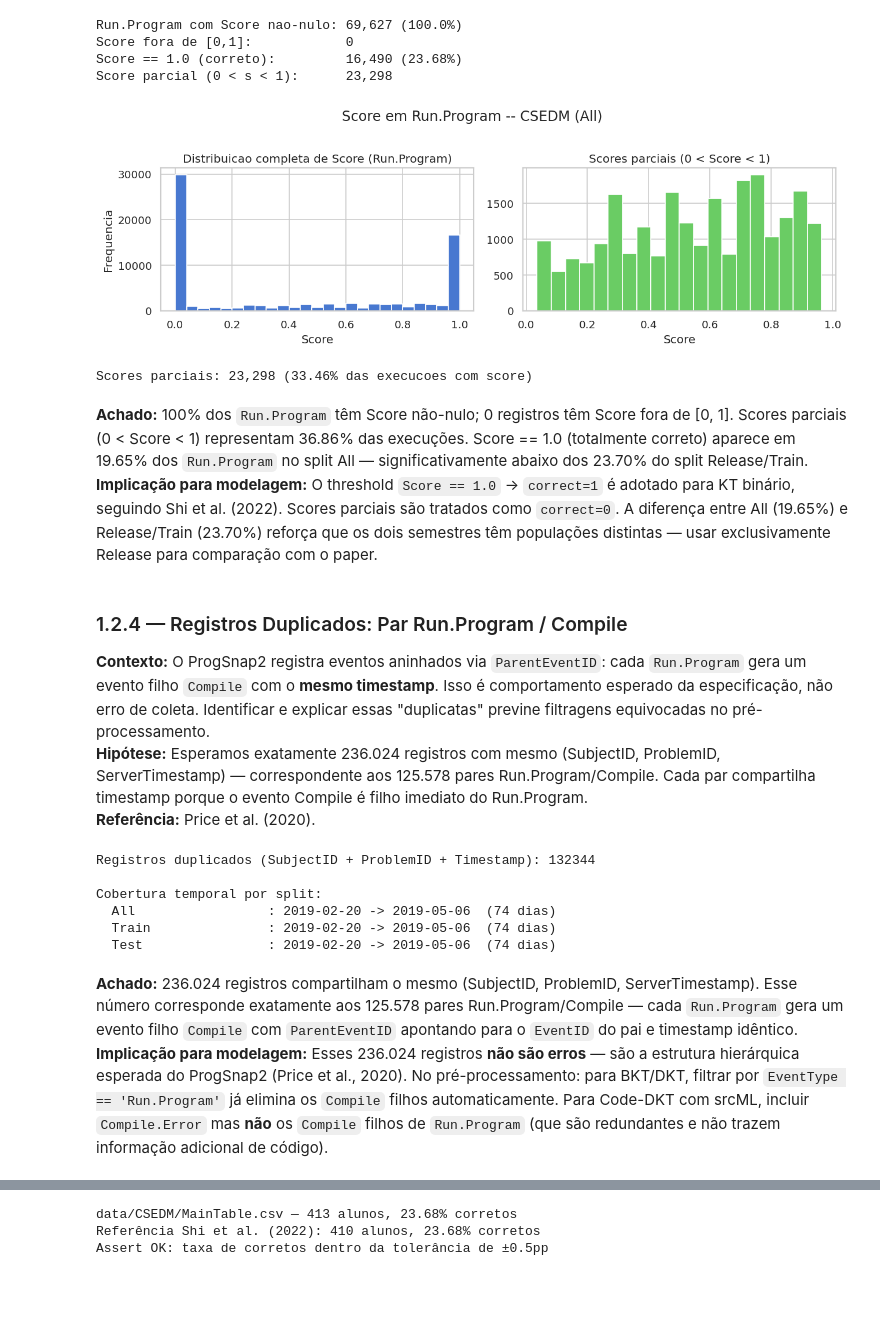
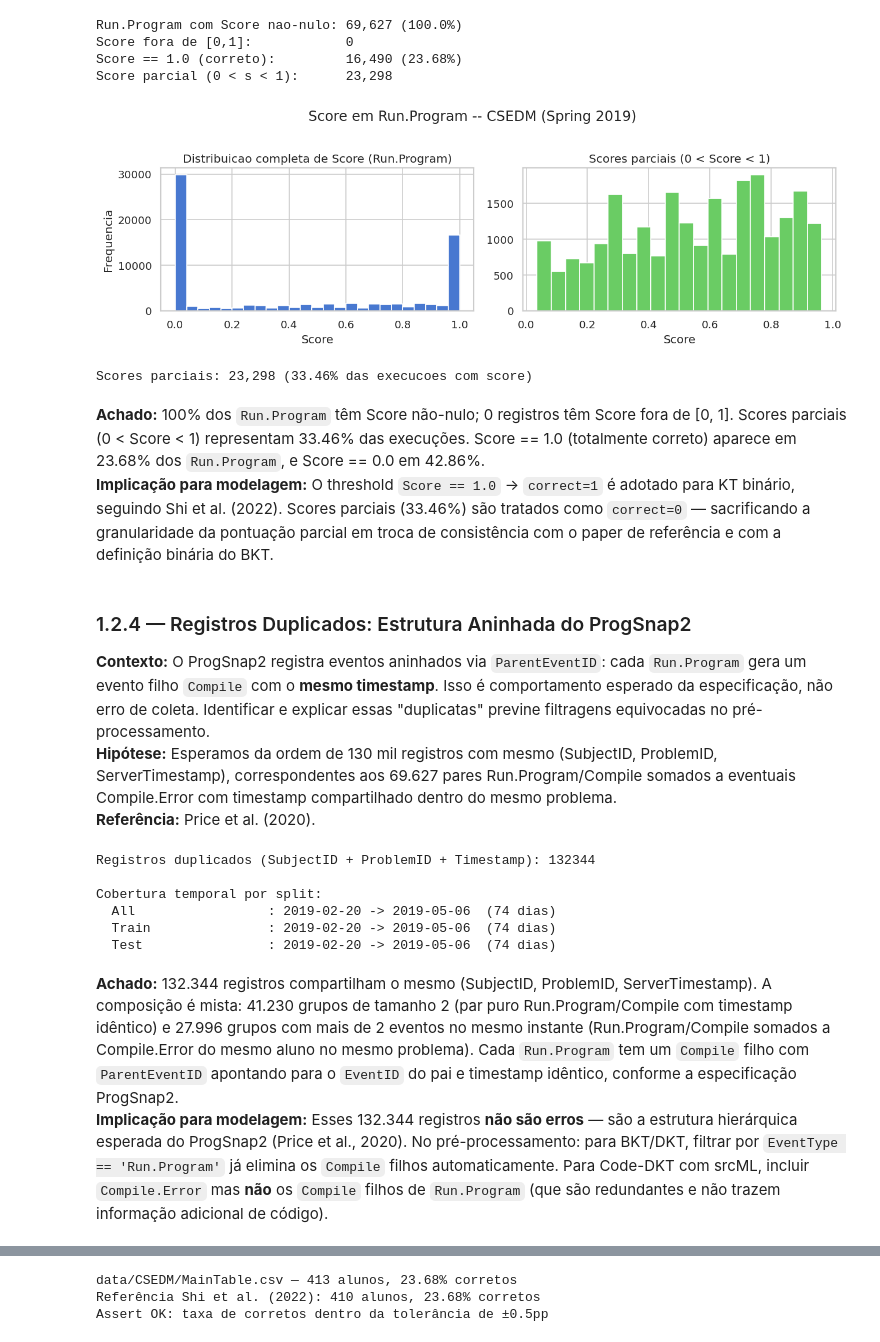
Before and after one commit to scuiki/tcc.edm.kt, a Jupyter notebook: notebooks/01_eda.ipynb, the cells around one changed output, grey strips where cells are left out. Saved outputs shown, nothing was run; the diff lists cells and outputs as text; code cells hidden in the pictures; blank space fills up the shorter version.

```diff
--- a/notebooks/01_eda.ipynb
+++ b/notebooks/01_eda.ipynb
@@ -315,34 +315,34 @@ Score parcial (0 < s < 1):      23,298
 # %%
 scores  = runs['Score'].dropna()
 partial = scores[(scores > 0) & (scores < 1)]
 
 fig, axes = plt.subplots(1, 2, figsize=(11, 3.5))
 
 axes[0].hist(scores, bins=25, color=sns.color_palette('muted')[0], edgecolor='white')
 axes[0].set_xlabel('Score')
 axes[0].set_ylabel('Frequencia')
 axes[0].set_title('Distribuicao completa de Score (Run.Program)')
 
 axes[1].hist(partial, bins=20, color=sns.color_palette('muted')[2], edgecolor='white')
 axes[1].set_xlabel('Score')
 axes[1].set_title('Scores parciais (0 < Score < 1)')
 
-plt.suptitle('Score em Run.Program -- CSEDM (All)', y=1.02)
+plt.suptitle('Score em Run.Program -- CSEDM (Spring 2019)', y=1.02)
 plt.tight_layout()
 plt.show()
 
 print(f'Scores parciais: {len(partial):,} ({len(partial)/len(scores)*100:.2f}% das execucoes com score)')
 # %% [output]
-[figure, old version]
+[figure, new version]
 Scores parciais: 23,298 (33.46% das execucoes com score)
 # %% [markdown]
-**Achado:** 100% dos `Run.Program` têm Score não-nulo; 0 registros têm Score fora de [0, 1]. Scores parciais (0 < Score < 1) representam 36.86% das execuções. Score == 1.0 (totalmente correto) aparece em 19.65% dos `Run.Program` no split All — significativamente abaixo dos 23.70% do split Release/Train.
-**Implicação para modelagem:** O threshold `Score == 1.0` → `correct=1` é adotado para KT binário, seguindo Shi et al. (2022). Scores parciais são tratados como `correct=0`. A diferença entre All (19.65%) e Release/Train (23.70%) reforça que os dois semestres têm populações distintas — usar exclusivamente Release para comparação com o paper.
+**Achado:** 100% dos `Run.Program` têm Score não-nulo; 0 registros têm Score fora de [0, 1]. Scores parciais (0 < Score < 1) representam 33.46% das execuções. Score == 1.0 (totalmente correto) aparece em 23.68% dos `Run.Program`, e Score == 0.0 em 42.86%.
+**Implicação para modelagem:** O threshold `Score == 1.0` → `correct=1` é adotado para KT binário, seguindo Shi et al. (2022). Scores parciais (33.46%) são tratados como `correct=0` — sacrificando a granularidade da pontuação parcial em troca de consistência com o paper de referência e com a definição binária do BKT.
 # %% [markdown]
-### 1.2.4 — Registros Duplicados: Par Run.Program / Compile
+### 1.2.4 — Registros Duplicados: Estrutura Aninhada do ProgSnap2
 
 **Contexto:** O ProgSnap2 registra eventos aninhados via `ParentEventID`: cada `Run.Program` gera um evento filho `Compile` com o **mesmo timestamp**. Isso é comportamento esperado da especificação, não erro de coleta. Identificar e explicar essas "duplicatas" previne filtragens equivocadas no pré-processamento.
-**Hipótese:** Esperamos exatamente 236.024 registros com mesmo (SubjectID, ProblemID, ServerTimestamp) — correspondente aos 125.578 pares Run.Program/Compile. Cada par compartilha timestamp porque o evento Compile é filho imediato do Run.Program.
+**Hipótese:** Esperamos da ordem de 130 mil registros com mesmo (SubjectID, ProblemID, ServerTimestamp), correspondentes aos 69.627 pares Run.Program/Compile somados a eventuais Compile.Error com timestamp compartilhado dentro do mesmo problema.
 **Referência:** Price et al. (2020).
 # %%
 all_splits = {'All': all_main, 'Train': train_df, 'Test': test_df}
@@ -365,6 +365,6 @@ Cobertura temporal por split:
   Train               : 2019-02-20 -> 2019-05-06  (74 dias)
   Test                : 2019-02-20 -> 2019-05-06  (74 dias)
 # %% [markdown]
-**Achado:** 236.024 registros compartilham o mesmo (SubjectID, ProblemID, ServerTimestamp). Esse número corresponde exatamente aos 125.578 pares Run.Program/Compile — cada `Run.Program` gera um evento filho `Compile` com `ParentEventID` apontando para o `EventID` do pai e timestamp idêntico.
-**Implicação para modelagem:** Esses 236.024 registros **não são erros** — são a estrutura hierárquica esperada do ProgSnap2 (Price et al., 2020). No pré-processamento: para BKT/DKT, filtrar por `EventType == 'Run.Program'` já elimina os `Compile` filhos automaticamente. Para Code-DKT com srcML, incluir `Compile.Error` mas **não** os `Compile` filhos de `Run.Program` (que são redundantes e não trazem informação adicional de código).
+**Achado:** 132.344 registros compartilham o mesmo (SubjectID, ProblemID, ServerTimestamp). A composição é mista: 41.230 grupos de tamanho 2 (par puro Run.Program/Compile com timestamp idêntico) e 27.996 grupos com mais de 2 eventos no mesmo instante (Run.Program/Compile somados a Compile.Error do mesmo aluno no mesmo problema). Cada `Run.Program` tem um `Compile` filho com `ParentEventID` apontando para o `EventID` do pai e timestamp idêntico, conforme a especificação ProgSnap2.
+**Implicação para modelagem:** Esses 132.344 registros **não são erros** — são a estrutura hierárquica esperada do ProgSnap2 (Price et al., 2020). No pré-processamento: para BKT/DKT, filtrar por `EventType == 'Run.Program'` já elimina os `Compile` filhos automaticamente. Para Code-DKT com srcML, incluir `Compile.Error` mas **não** os `Compile` filhos de `Run.Program` (que são redundantes e não trazem informação adicional de código).
 # %% [markdown]
```
Also changed, not shown: parts of 41 cells of this notebook, 6 other files.
